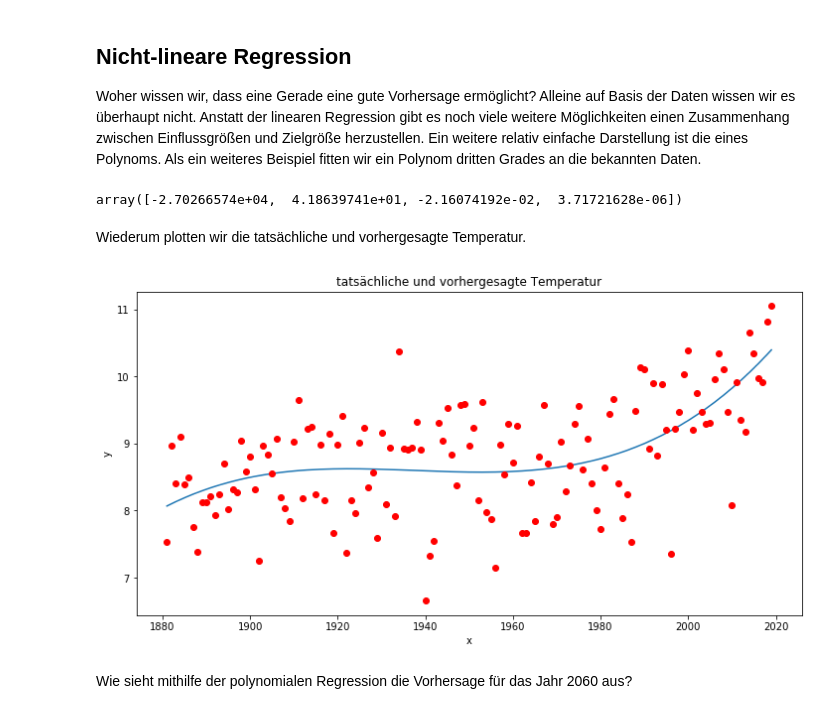
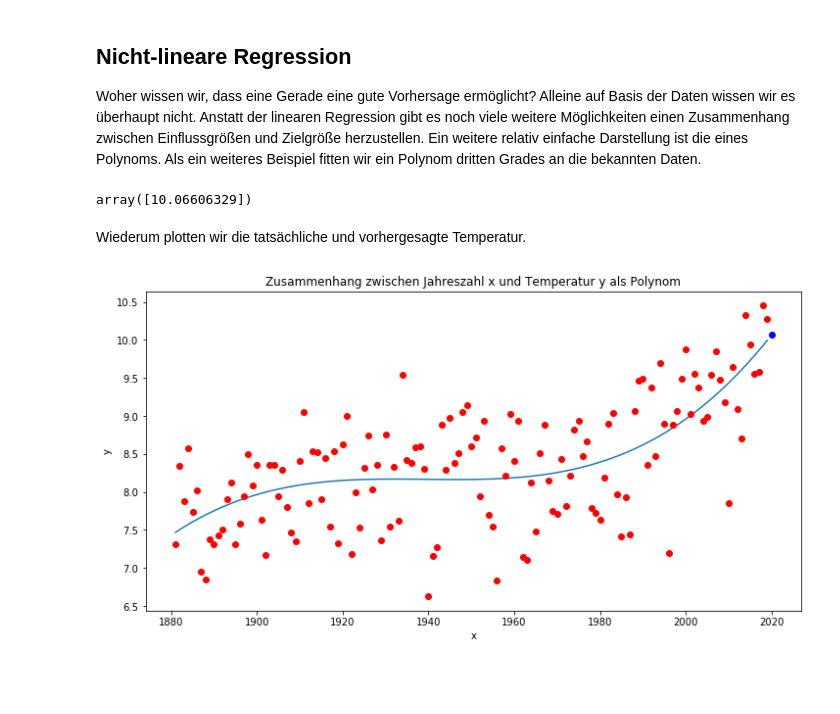
Before and after one commit to StefanSpieker/52Stunden, a Jupyter notebook: regression/temperaturvorhersage.ipynb, the cells around one changed output. Drawn from its saved outputs; the diff is of its cells as text; code cells hidden in the pictures; blank space fills up the shorter version.

```diff
--- a/regression/temperaturvorhersage.ipynb
+++ b/regression/temperaturvorhersage.ipynb
@@ -65,8 +55,10 @@ Nun berechnen wir anhand der Daten x und y ein lineares Modell, dass die Vorhers
 ### manuelle Berechnung
 Wir können a und b manuell berechnen. Mithilfe von pandas und numpy funktioniert das innerhalb weniger Zeilen. Für die Berechnung benötigen wir Mittelwert, Varianz von x und Covarianz von x und y. Auf die mathematischen Einzelheiten gehen wir an dieser Stelle nicht näher ein.
 # %%
-x_mittel = np.mean(x)
-y_mittel = np.mean(y)
+import numpy as np
+
+x_mittel = np.mean(df['x'])
+y_mittel = np.mean(df['y'])
 
 df['xy_cov'] = (df['x'] - x_mittel) * (df['y'] - y_mittel)
 df['x_var'] = (df['x'] - x_mittel)**2
@@ -84,0 +75,6 @@ y_schaetzung = b*df['x'] + a
+# %%
+y_schaetzung = b*df['x'] + a
+
+jahr_vorhersage = 2020
+y_schaetzung_bestimmtes_jahr = b*jahr_vorhersage + a
+print ("Vorhersage für " + str(jahr_vorhersage) + ": " + str(y_schaetzung_bestimmtes_jahr))
@@ -103,4 +99,0 @@ Das eigentliche Grund eine Regression durchzuführen ist aber nicht die Abschät
-# %%
-jahr_vorhersage = 2060
-y_jahr_vorhersage = b*jahr_vorhersage + a
-print ("Vorhersage für " + str(jahr_vorhersage) + ": " + str(y_jahr_vorhersage))
@@ -211,9 +119,9 @@ Das X als Matrix angegeben wird ist verständlich, da ja mehr als nur eine einzi
 # %%
 from sklearn.linear_model import LinearRegression
 
-#x = np.array(jahr)
-X = np.array(jahr).reshape(-1, 1)
-y = np.array(temperaturBerlin)
+x = np.array(df['x'])
+X = np.array(df['x']).reshape(-1, 1)
+y = np.array(df['y'])
 
 # 1. Modell initialisieren
 lm = LinearRegression()
@@ -244,20 +181,19 @@ from sklearn.linear_model import LinearRegression
 from sklearn.pipeline import Pipeline
 model = Pipeline([('poly', PolynomialFeatures(degree=3)), ('linear', LinearRegression(fit_intercept=False))])
 model = model.fit(X, y)
-model.named_steps['linear'].coef_
+model.predict([[2020]])
 # %% [output]
-array([-2.70266574e+04,  4.18639741e+01, -2.16074192e-02,  3.71721628e-06])
+array([10.06606329])
 # %% [markdown]
 Wiederum plotten wir die tatsächliche und vorhergesagte Temperatur.
 # %%
 plt.figure(figsize=(12, 6))
 plt.plot(x, model.predict(X))
 plt.plot(x, y, 'ro')
-plt.title('tatsächliche und vorhergesagte Temperatur')
+plt.title('Zusammenhang zwischen Jahreszahl x und Temperatur y als Polynom')
+plt.plot(jahr_vorhersage, model.predict([[jahr_vorhersage]]), 'bo')
 plt.xlabel('x')
 plt.ylabel('y')
 plt.show()
 # %% [output]
-[figure, old version]
+[figure, new version]
-# %% [markdown]
-Wie sieht mithilfe der polynomialen Regression die Vorhersage für das Jahr 2060 aus?
```
Also changed, not shown: parts of 35 cells of this notebook, 1 other file.
